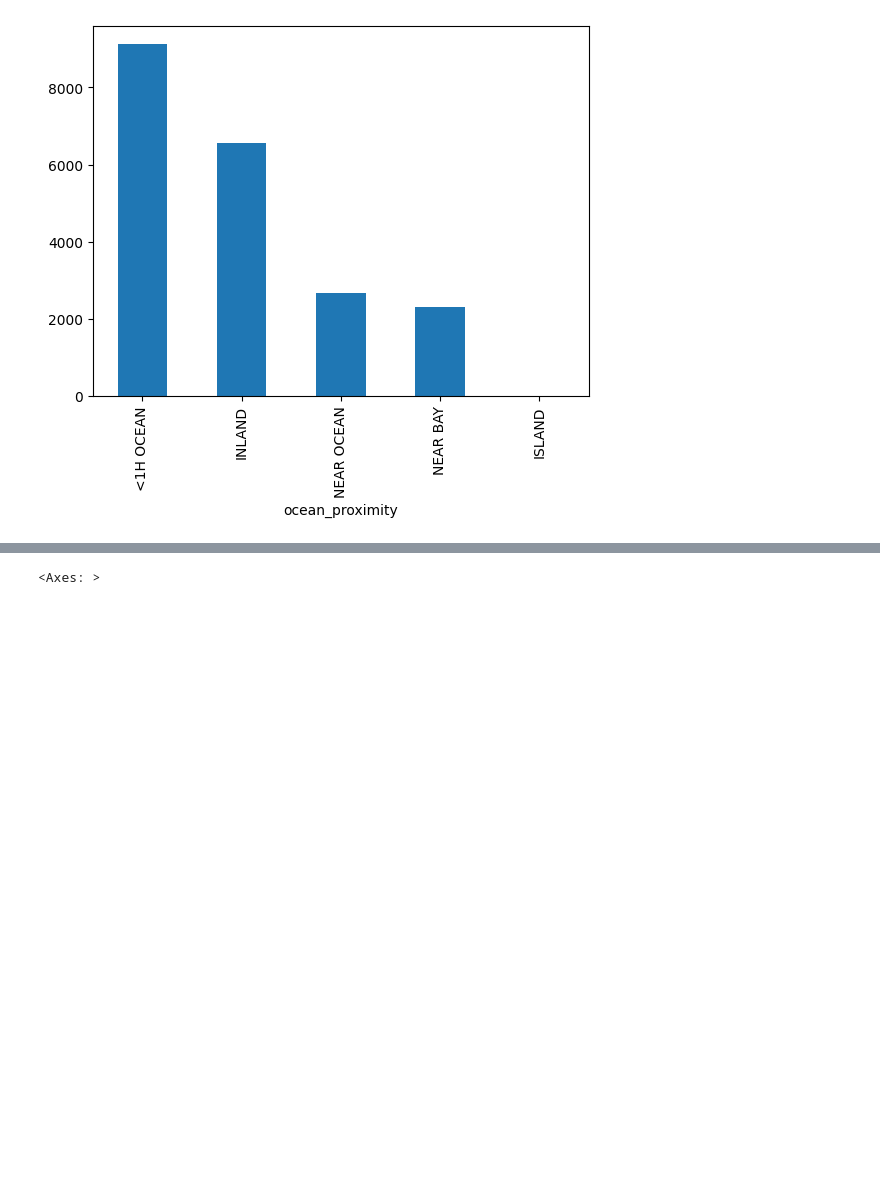
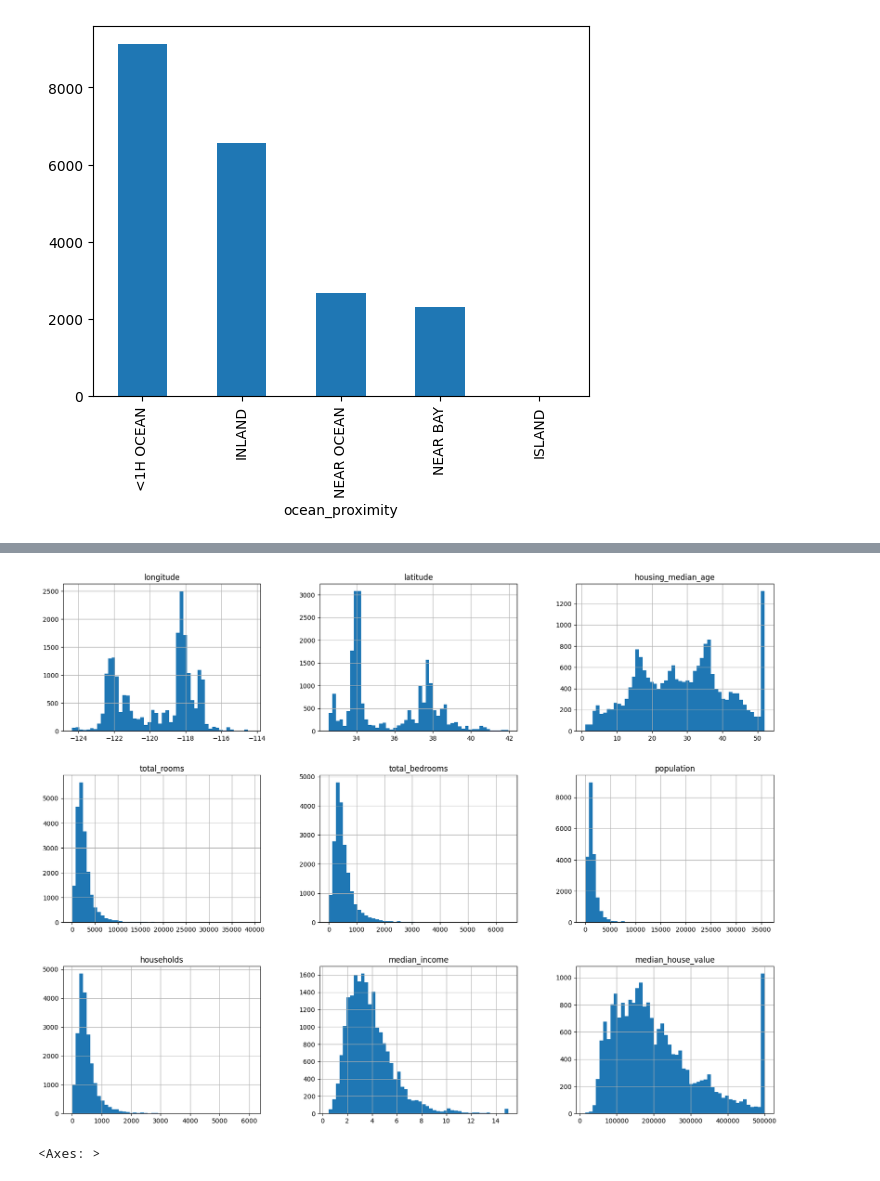
Before and after one commit to lewjx/AI, a Jupyter notebook: chapter2/chapter2.ipynb, the cells around one changed output, grey strips where cells are left out. Drawn from its saved outputs; the diff is of its cells as text; code cells hidden in the pictures; blank space fills up the shorter version.

```diff
--- a/chapter2/chapter2.ipynb
+++ b/chapter2/chapter2.ipynb
@@ -63,6 +63,12 @@ housing_data.describe()
 | 50% | -118.490000 | 34.260000 | 29.000000 | 2127.000000 | 435.000000 | 1166.000000 | 409.000000 | ... |
 | 75% | -118.010000 | 37.710000 | 37.000000 | 3148.000000 | 647.000000 | 1725.000000 | 605.000000 | ... |
 | max | -114.310000 | 41.950000 | 52.000000 | 39320.000000 | 6445.000000 | 35682.000000 | 6082.000000 | ... |
+# %%
+import matplotlib.pyplot as plt
+housing_data.hist(bins=50, figsize=(20,15))
+plt.show()
+# %% [output]
+[figure, added]
 # %%
 housing_data["median_income"].hist()
 # %% [output]
```
